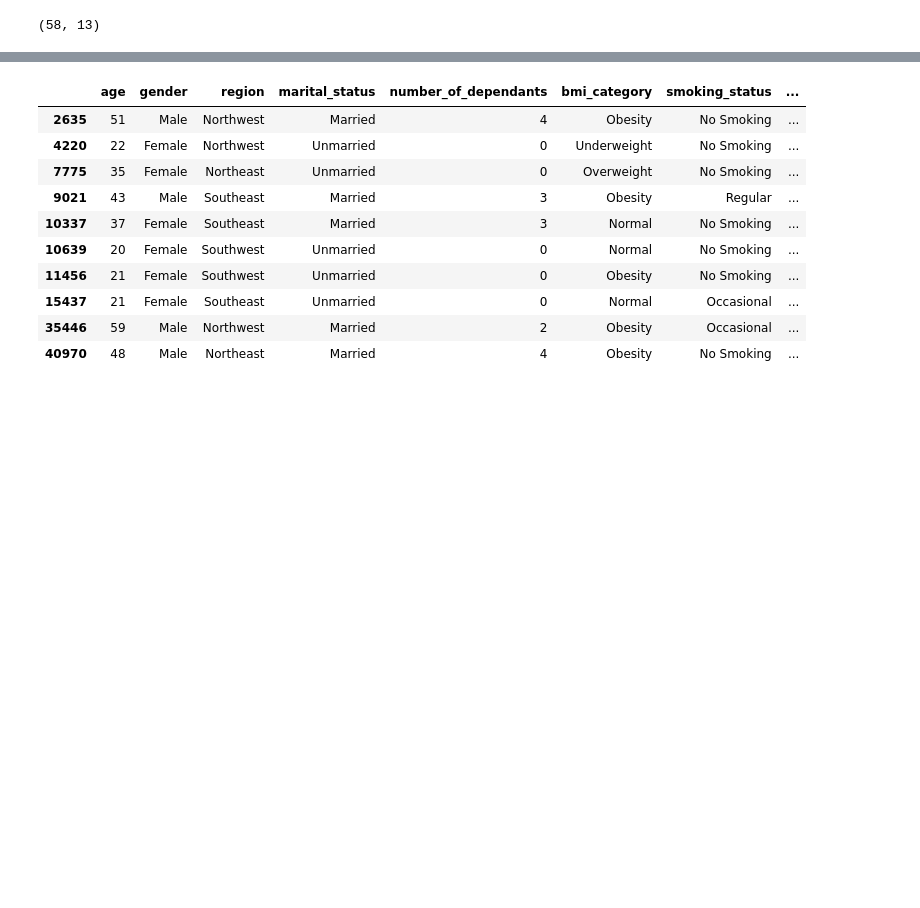
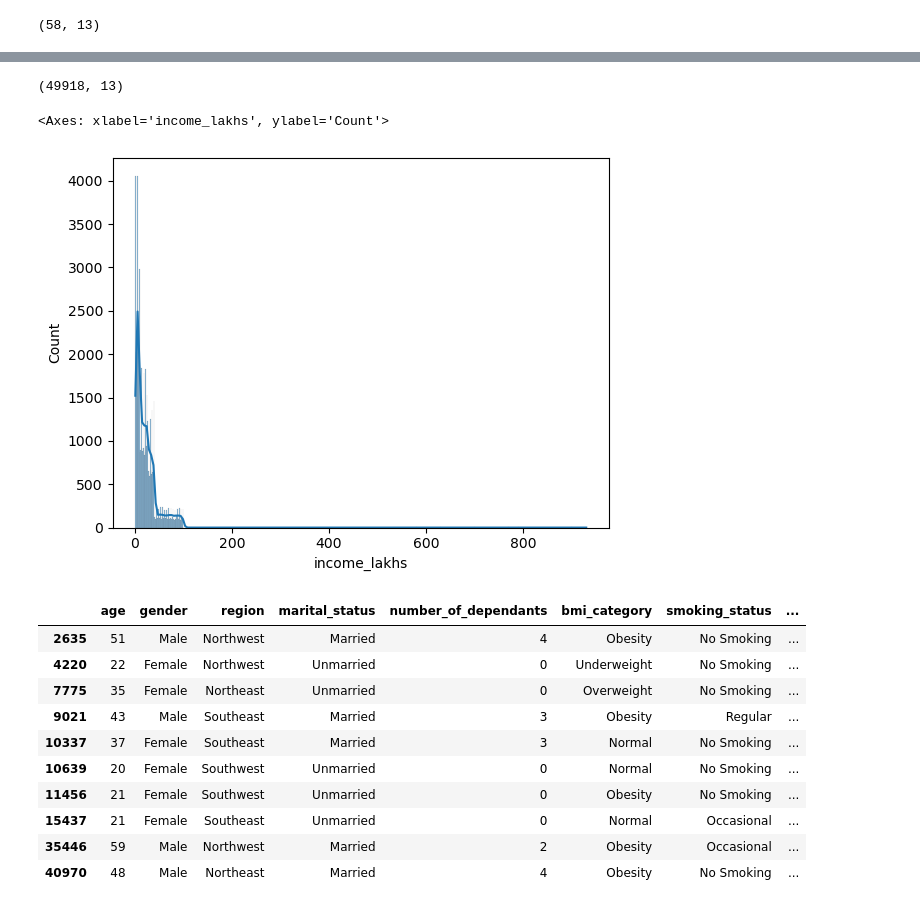
Before and after one commit to GKPSingh/Practice, a Jupyter notebook: Healthcare_Premium_Prediction/Healthcare_Premium_Prediction.ipynb, the cells around one changed output, grey strips where cells are left out. Saved outputs shown, nothing was run; the diff lists cells and outputs as text; code cells hidden in the pictures; blank space fills up the shorter version.

```diff
--- a/Healthcare_Premium_Prediction/Healthcare_Premium_Prediction.ipynb
+++ b/Healthcare_Premium_Prediction/Healthcare_Premium_Prediction.ipynb
@@ -151,3 +151,5 @@ for col in numeric_columns:
 df[df['age']>100].shape
 # %% [output]
 (58, 13)
+# %%
+df= df[df['age']<=100]
@@ -154,3 +168,12 @@ df[df['age']>100].shape
+# %%
+df.shape
+# %% [output]
+(49918, 13)
+# %%
+sns.histplot(df['income_lakhs'], kde = True)
+# %% [output]
+<Axes: xlabel='income_lakhs', ylabel='Count'>
+[figure, added]
 # %%
 df[df['income_lakhs']>100]
 # %% [output]
```
Also changed, not shown: parts of 17 cells of this notebook.
